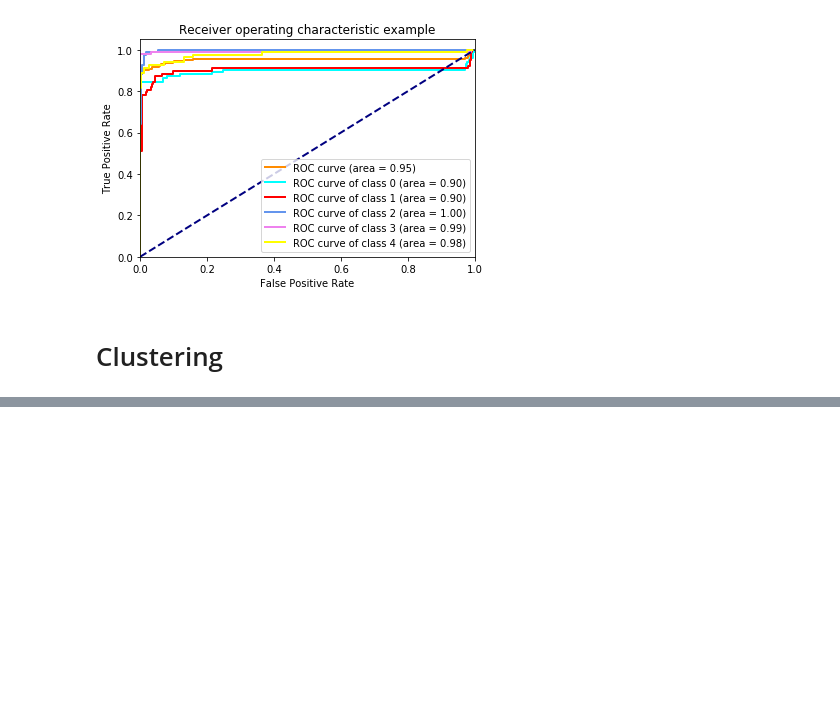
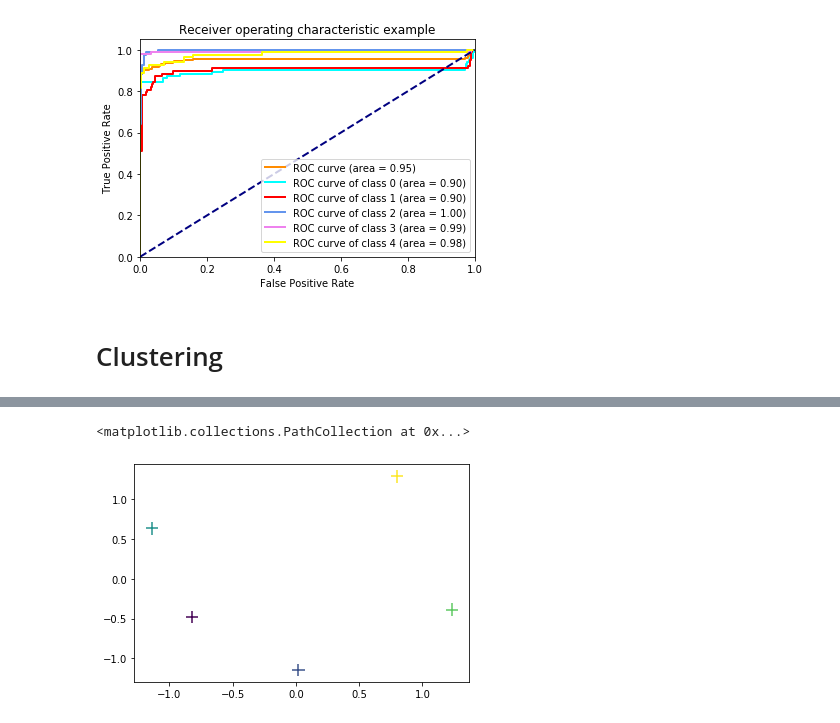
Before and after one commit to TazTornado/MiningTheNews, a Jupyter notebook: src/Categorization.ipynb, the cells around one changed output, grey strips where cells are left out. Saved outputs shown, nothing was run; the diff lists cells and outputs as text; code cells hidden in the pictures; blank space fills up the shorter version.

```diff
--- a/src/Categorization.ipynb
+++ b/src/Categorization.ipynb
@@ -824,0 +903,5 @@ print (model.most_similar(positive=['machine'], negative=[], topn=2))
+# %%
+pyplot.scatter(means[:, 0], means[:, 1], c = kclusterer.cluster_names(), marker = '+', s = 150)
+# %% [output]
+<matplotlib.collections.PathCollection at 0x...>
+[figure, added]
```
Also changed, not shown: parts of 15 cells of this notebook.
